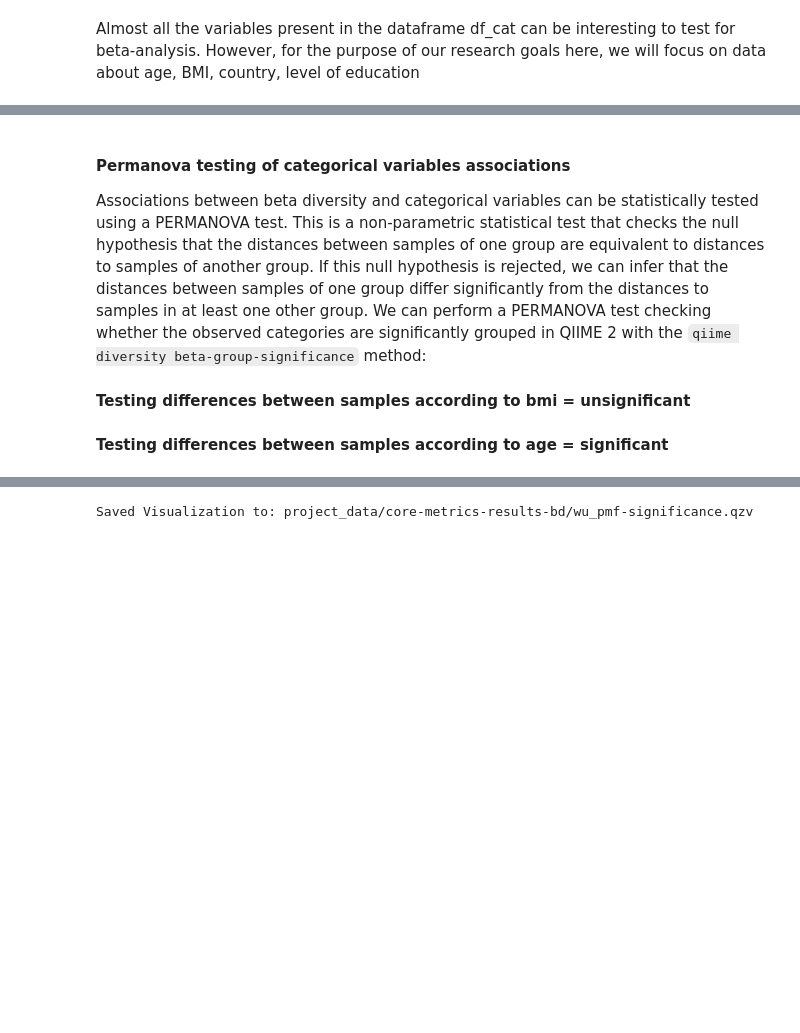
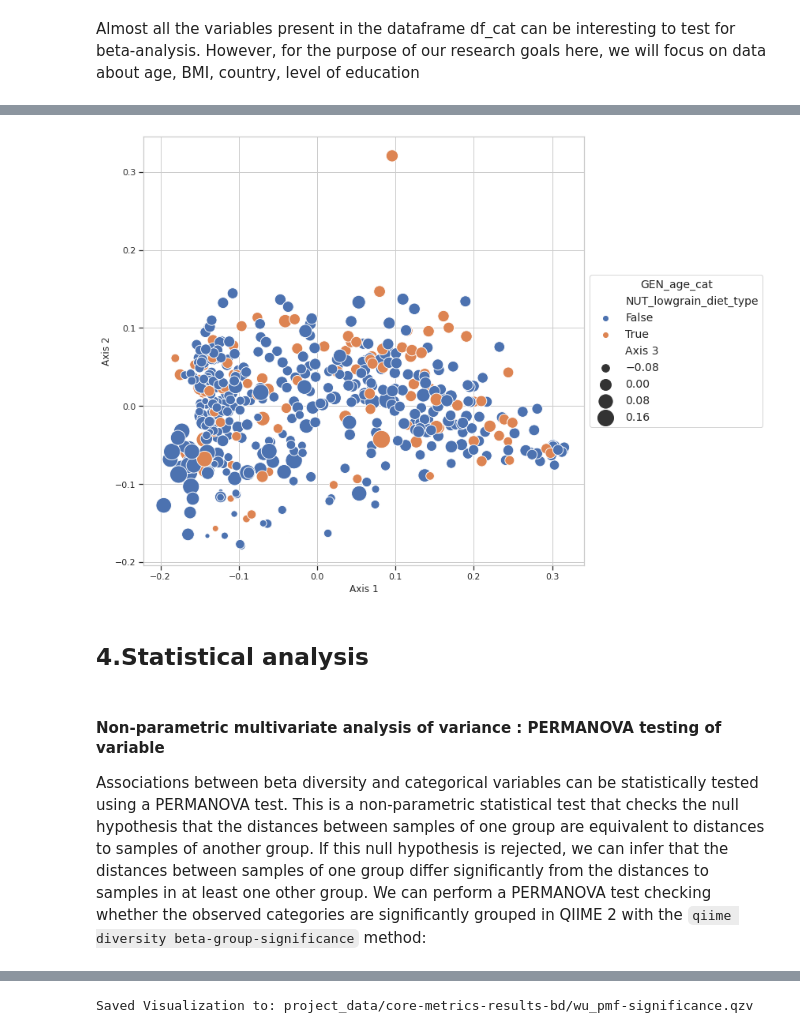
Before and after one commit to dhasanova99/HealthyFood, a Jupyter notebook: JupyterDocs/G_Beta_Diversity.ipynb, the cells around one changed output, grey strips where cells are left out. Drawn from its saved outputs; the diff is of its cells as text; code cells hidden in the pictures; blank space fills up the shorter version.

```diff
--- a/JupyterDocs/G_Beta_Diversity.ipynb
+++ b/JupyterDocs/G_Beta_Diversity.ipynb
@@ -112,10 +147,24 @@ Almost all the variables present in the dataframe df_cat can be interesting to t
+# %%
+with sns.axes_style("whitegrid"):
+    fig, ax = plt.subplots()
+    sns.set(rc={'figure.figsize':(10,10)}, style='white')
+    sns.scatterplot(data=pcs_data_with_md, x='Axis 1', y='Axis 2', ax=ax, hue=pcs_data_with_md['NUT_lowgrain_diet_type'], size='Axis 3',
+sizes=(1, 500))
+
+    ax.legend(loc='center left', bbox_to_anchor=(1, 0.5), fontsize=14, title_fontsize=14)
+    legend = ax.get_legend()
+    legend.set_title('GEN_age_cat')
+
+
+    ax.tick_params(axis='x', which='major', bottom=True)
+    ax.tick_params(axis='y', which='major', left=True)
+# %% [output]
+[figure, added]
+# %% [markdown]
+## 4.Statistical analysis
 # %% [markdown]
-#### **Permanova testing of categorical variables associations**
+#### **Non-parametric multivariate analysis of variance : PERMANOVA testing of variable**
 
 Associations between beta diversity and categorical variables can be statistically tested using a PERMANOVA test. This is a non-parametric statistical test that checks the null hypothesis that the distances between samples of one group are equivalent to distances to samples of another group. If this null hypothesis is rejected, we can infer that the distances between samples of one group differ significantly from the distances to samples in at least one other group. We can perform a PERMANOVA test checking whether the observed categories are significantly grouped in QIIME 2 with the `qiime diversity beta-group-significance` method:
 # %%
 os.mkdir('/home/jovyan/HealthyFood/JupyterDocs/project_data/core-metrics-results-bd')
-# %% [markdown]
-**Testing differences between samples according to bmi = unsignificant**
-# %% [markdown]
-**Testing differences between samples according to age = significant**
```
Also changed, not shown: parts of 57 cells of this notebook, 1 other file.
